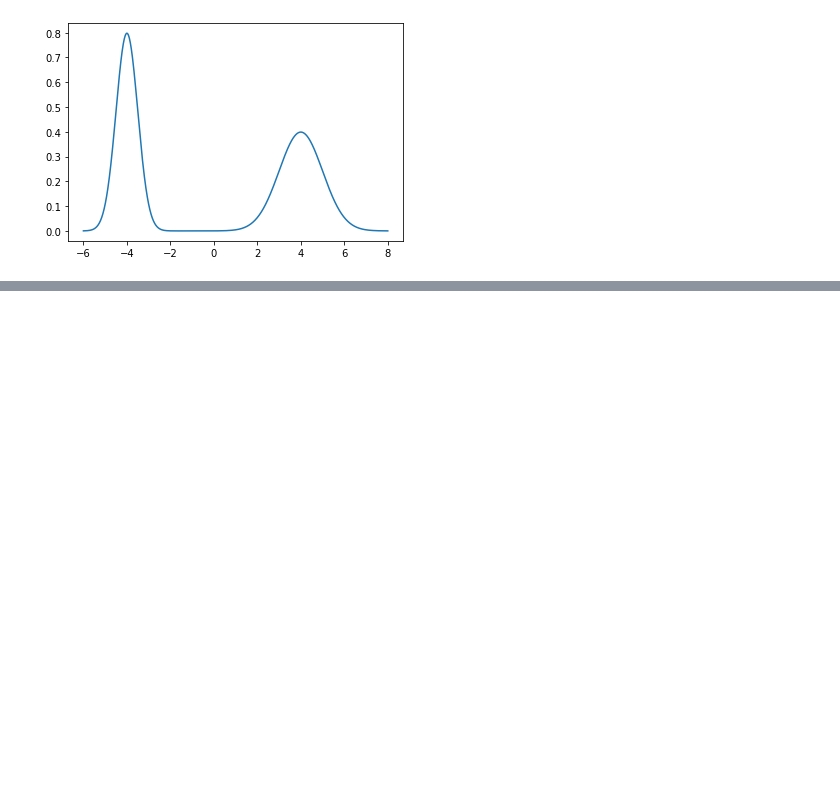
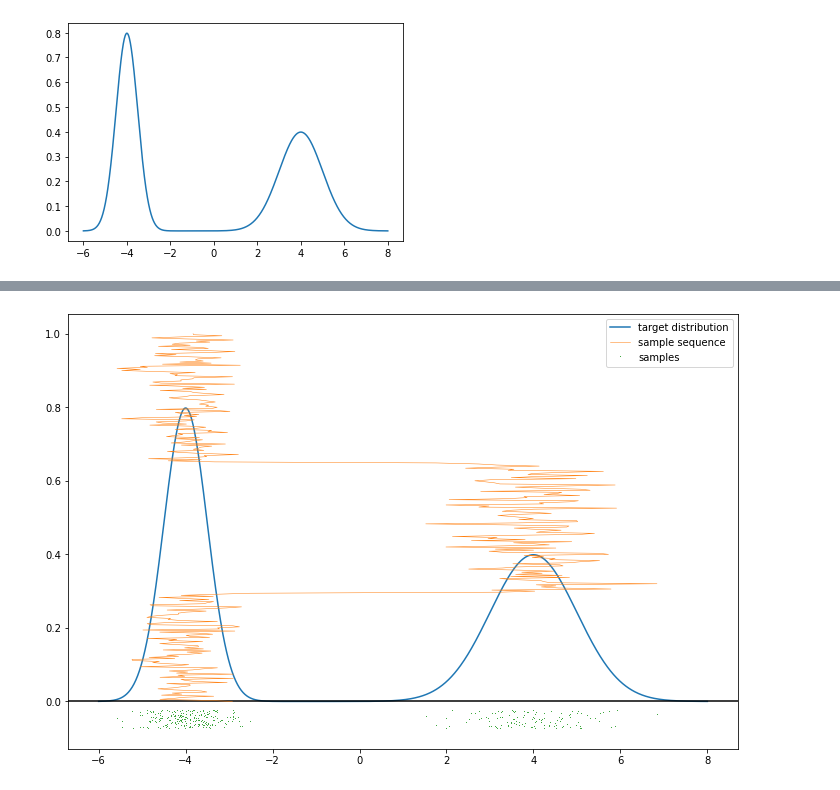
Before and after one commit to Inventrohyder/cs146, a Jupyter notebook: 13.2/notebook.ipynb, the cells around one changed output, grey strips where cells are left out. Saved outputs shown, nothing was run; the diff lists cells and outputs as text; code cells hidden in the pictures; blank space fills up the shorter version.

```diff
--- a/13.2/notebook.ipynb
+++ b/13.2/notebook.ipynb
@@ -46,0 +49,4 @@ plt.legend()
+# %%
+walk(2)
+# %% [output]
+[figure, added]
```
Also changed, not shown: parts of 6 cells of this notebook.
